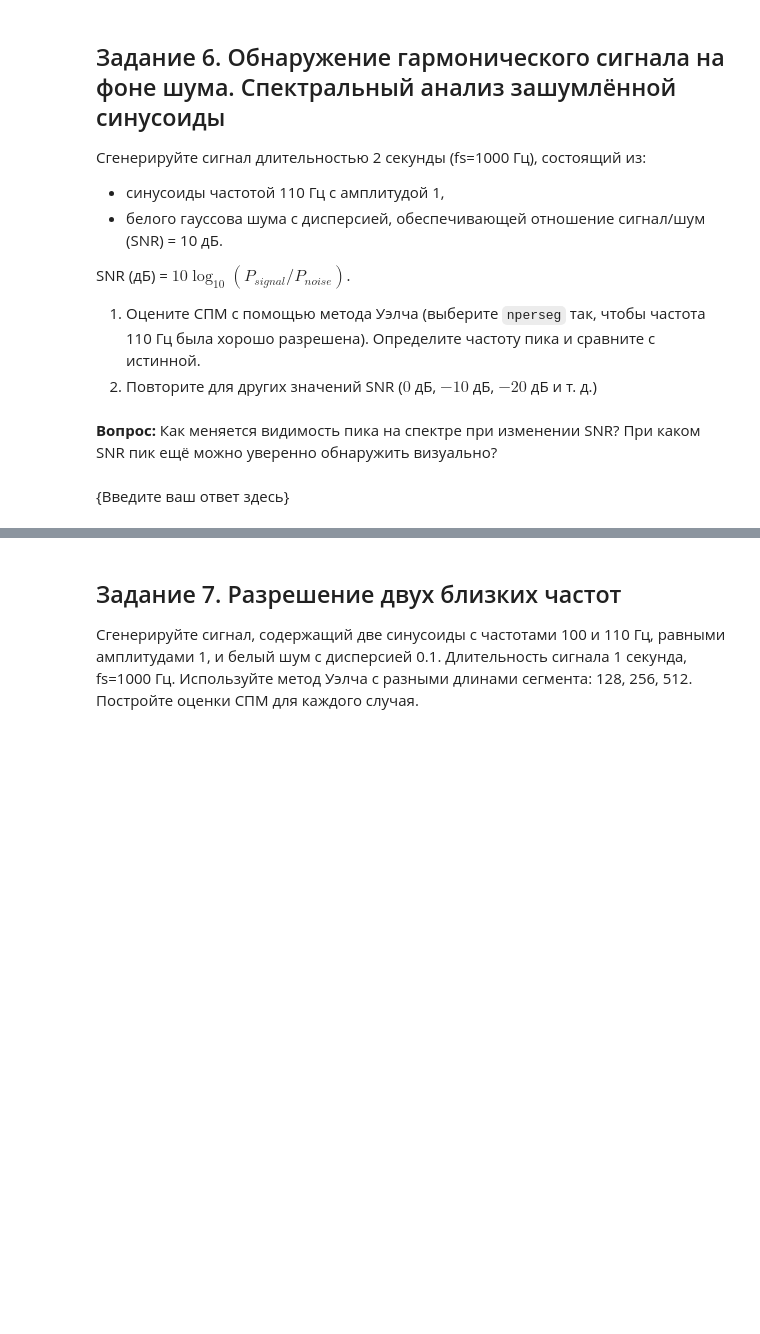
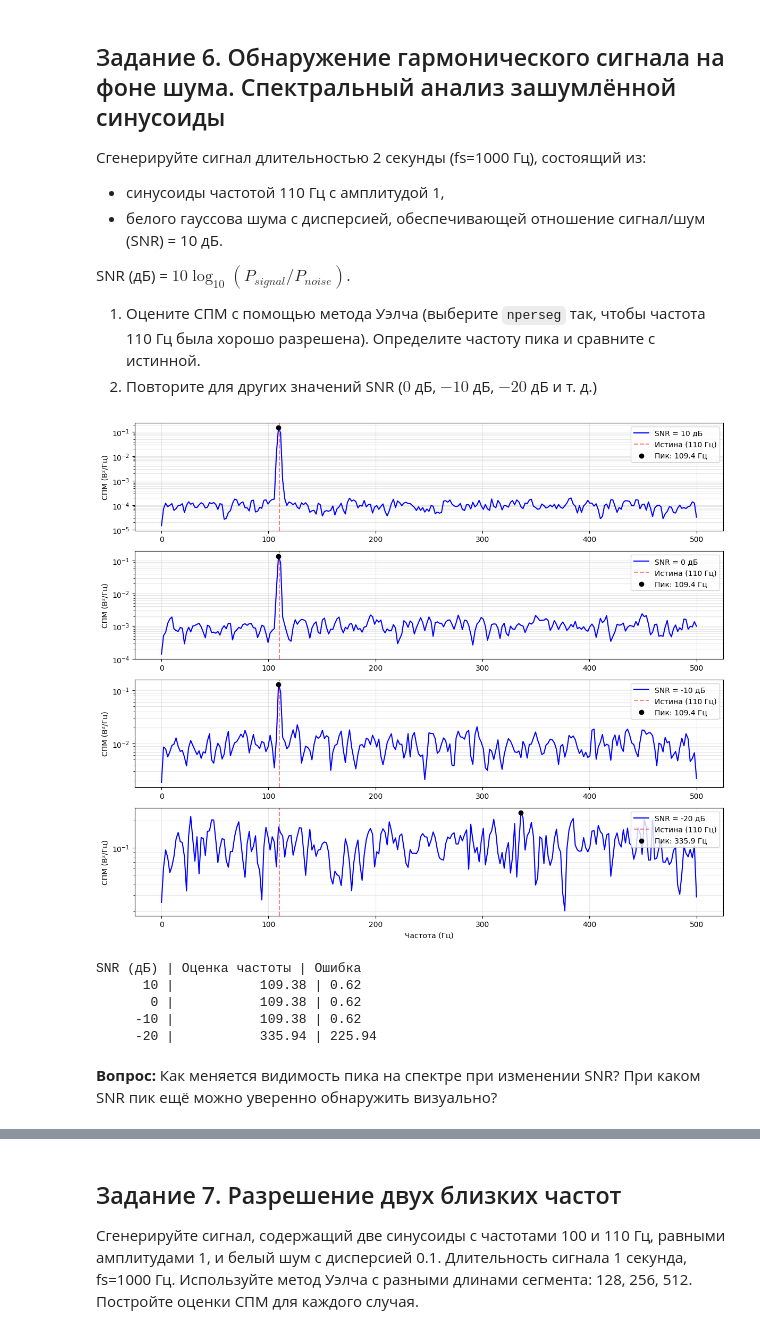
Before and after one commit to korzhimanov/dsp-seminars, a Jupyter notebook: seminars/4_savva_dariya.ipynb, the cells around one changed output, grey strips where cells are left out. Cells and saved outputs as stored; diff of their text form; code cells hidden in the pictures; blank space fills up the shorter version.

```diff
--- a/seminars/4_savva_dariya.ipynb
+++ b/seminars/4_savva_dariya.ipynb
@@ -232,4 +328,62 @@ SNR (дБ) = $10 \log_{10}(P_{signal}/P_{noise})$.
+# %%
+fs = 1000
+T = 2
+N = int(fs * T)
+t = np.arange(N) / fs
+f_true = 110  # Истинная частота
+A = 1         # Амплитуда синусоиды
+
+np.random.seed(42)  # фиксируем
+
+results = []
+# Список SNR для исследования
+snr_values = [10, 0, -10, -20]
+
+plt.figure(figsize=(12, 10))
+
+for i, snr in enumerate(snr_values, 1):
+    # 1. Расчет мощностей
+    p_signal = (A**2) / 2
+    p_noise = p_signal / (10**(snr / 10))
+
+    # 2. Генерация сигнала
+    target_signal = A * np.sin(2 * np.pi * f_true * t)
+    noise = np.sqrt(p_noise) * np.random.randn(N)
+    full_signal = target_signal + noise
+
+    # 3. Оценка СПМ методом Уэлча
+    # nperseg=512 даст разрешение fs/512 ≈ 1.95 Гц, что достаточно для 110 Гц
+    f, p = welch(full_signal, fs, nperseg=512, noverlap=256)
+
+    # Поиск частоты пика
+    peak_idx = np.argmax(p)
+    f_est = f[peak_idx]
+
+    results.append((snr, f_est))
+    # 4. Визуализация
+    plt.subplot(len(snr_values), 1, i)
+    plt.semilogy(f, p, color='blue', label=f'SNR = {snr} дБ')
+    plt.axvline(f_true, color='red', linestyle='--', alpha=0.5, label=f'Истина (110 Гц)')
+    plt.scatter(f_est, p[peak_idx], color='black', zorder=5, label=f'Пик: {f_est:.1f} Гц')
+
+    plt.ylabel('СПМ (В²/Гц)')
+    plt.grid(True, which="both", ls="-", alpha=0.3)
+    plt.legend(loc='upper right')
+    if i == len(snr_values):
+        plt.xlabel('Частота (Гц)')
+
+plt.tight_layout()
+plt.show()
+
+print("SNR (дБ) | Оценка частоты | Ошибка")
+for snr, f_est in results:
+    print(f"{snr:>8} | {f_est:>16.2f} | {abs(f_est - f_true):.2f}")
+# %% [output]
+[figure, added]
+SNR (дБ) | Оценка частоты | Ошибка
+      10 |           109.38 | 0.62
+       0 |           109.38 | 0.62
+     -10 |           109.38 | 0.62
+     -20 |           335.94 | 225.94
 # %% [markdown]
 **Вопрос:** Как меняется видимость пика на спектре при изменении SNR? При каком SNR пик ещё можно уверенно обнаружить визуально?
-# %% [markdown]
-{Введите ваш ответ здесь}
```
Also changed, not shown: parts of 11 cells of this notebook.
